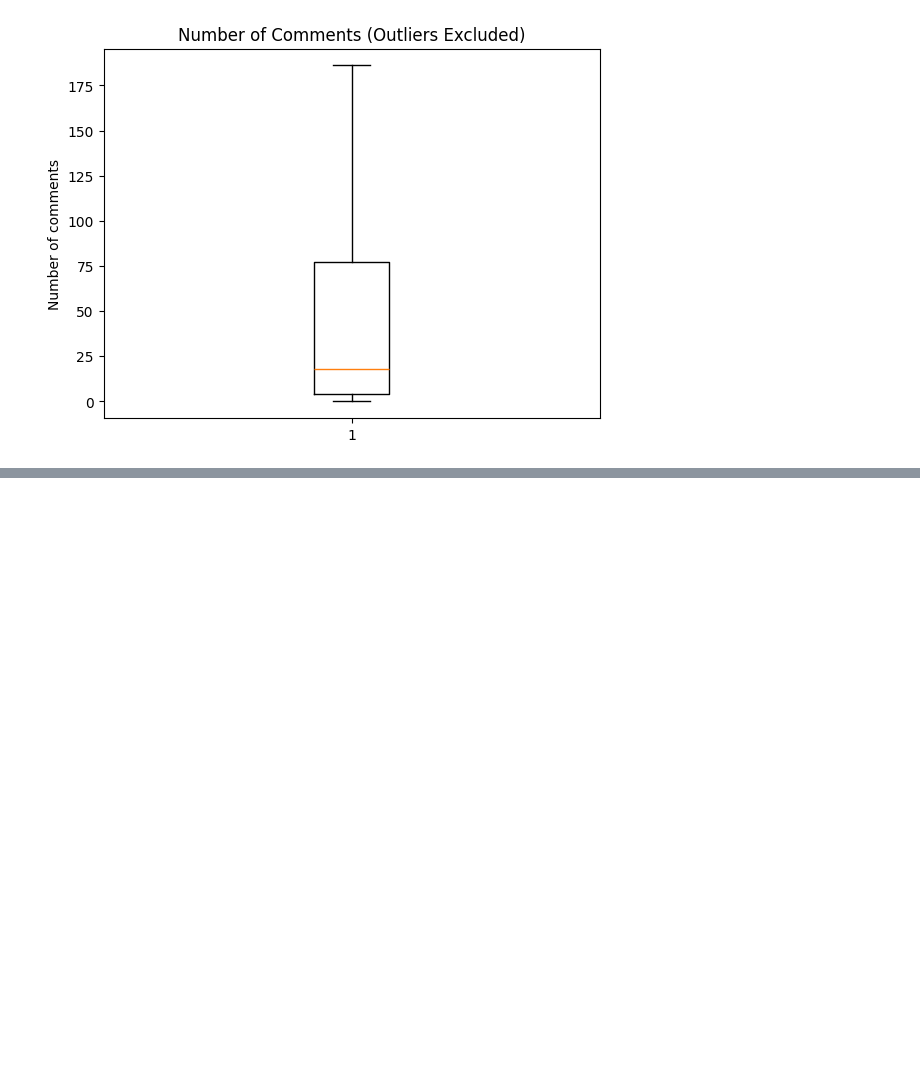
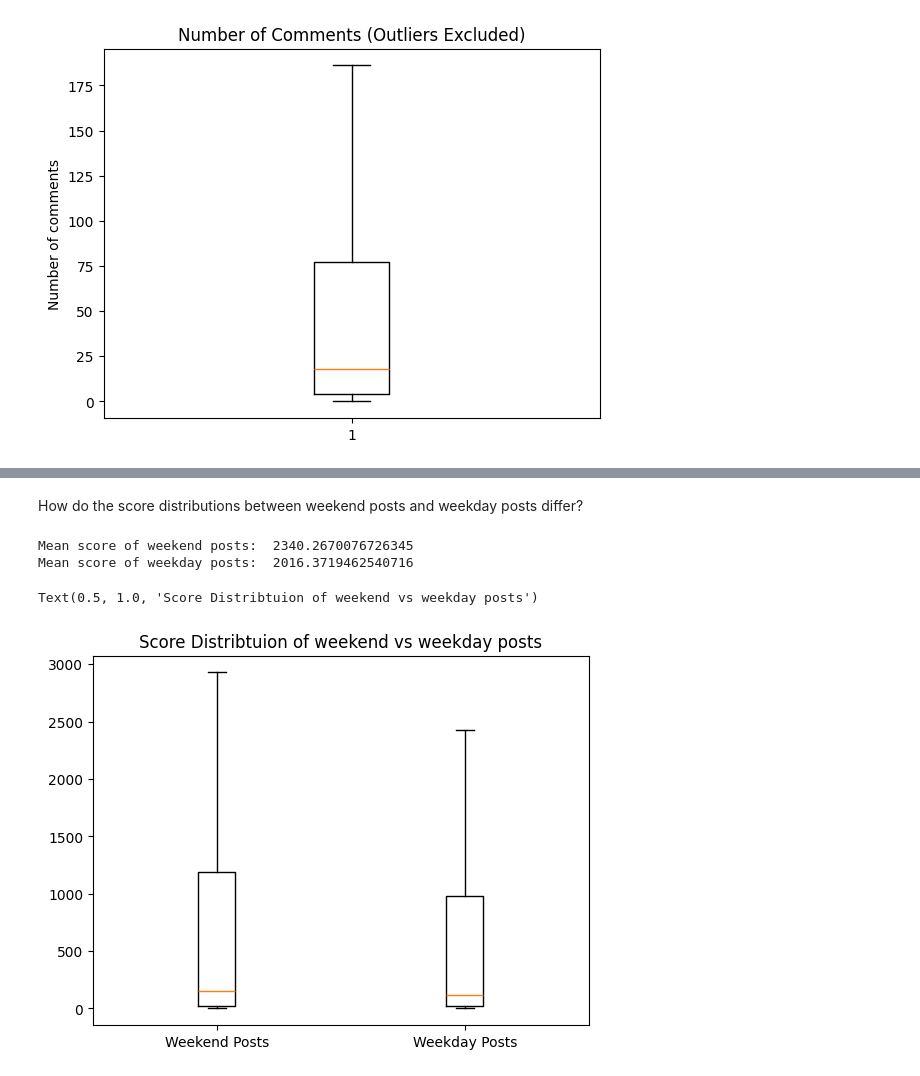
Before and after one commit to chealy90/data-science-ca2, a Jupyter notebook: DataAnalysis.ipynb, the cells around one changed output, grey strips where cells are left out. Saved outputs shown, nothing was run; the diff lists cells and outputs as text; code cells hidden in the pictures; blank space fills up the shorter version.

```diff
--- a/DataAnalysis.ipynb
+++ b/DataAnalysis.ipynb
@@ -254,0 +287,18 @@ When outliers are excluded the average number of comments drops from 98 to appro
+# %% [markdown]
+How do the score distributions between weekend posts and weekday posts differ?
+# %%
+weekend_posts = reddit_data[reddit_data["is_weekend_post"] == True]
+weekday_posts = reddit_data[reddit_data["is_weekend_post"] == False]
+
+
+print("Mean score of weekend posts: ", weekend_posts["score"].mean())
+print("Mean score of weekday posts: ", weekday_posts["score"].mean())
+
+plt.boxplot([weekend_posts["score"], weekday_posts["score"]], showfliers=False)
+plt.xticks([1, 2], ["Weekend Posts", "Weekday Posts"])
+plt.title("Score Distribtuion of weekend vs weekday posts")
+# %% [output]
+Mean score of weekend posts:  2340.2670076726345
+Mean score of weekday posts:  2016.3719462540716
+Text(0.5, 1.0, 'Score Distribtuion of weekend vs weekday posts')
+[figure, added]
```
Also changed, not shown: parts of 6 cells of this notebook.
